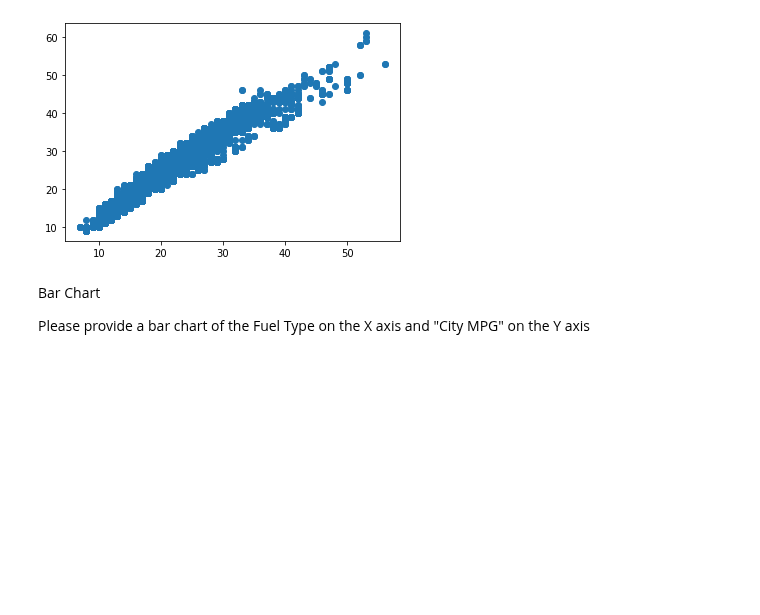
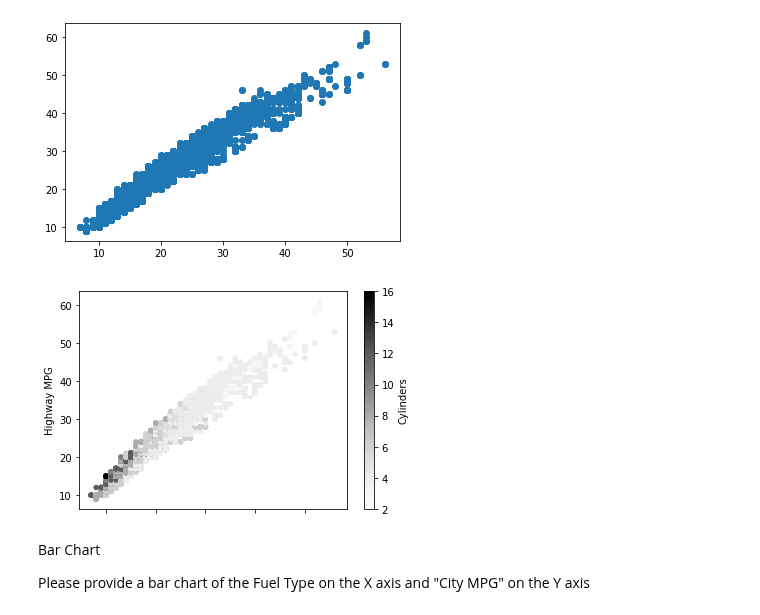
Before and after one commit to davidegonzale/data-pt-ber-08-20, a Jupyter notebook: Labs/module-1_labs/04_pandas/08_basics_plotting/your-code/My_challenge-1.ipynb, the cells around one changed output. Cells and saved outputs as stored; diff of their text form; code cells hidden in the pictures; blank space fills up the shorter version.

```diff
--- a/Labs/module-1_labs/04_pandas/08_basics_plotting/your-code/My_challenge-1.ipynb
+++ b/Labs/module-1_labs/04_pandas/08_basics_plotting/your-code/My_challenge-1.ipynb
@@ -91,6 +105,11 @@ plt.scatter(vehicles['Combined MPG'], vehicles['Highway MPG'])
 plt.show()
 # %% [output]
 [figure]
+# %%
+vehicles.plot.scatter(x = "Combined MPG", y = "Highway MPG", c="Cylinders") ###just to check out how it looks like
+plt.show()
+# %% [output]
+[figure, added]
 # %% [markdown]
 Bar Chart
 
```
Also changed, not shown: parts of 4 cells of this notebook, 1 other file.
